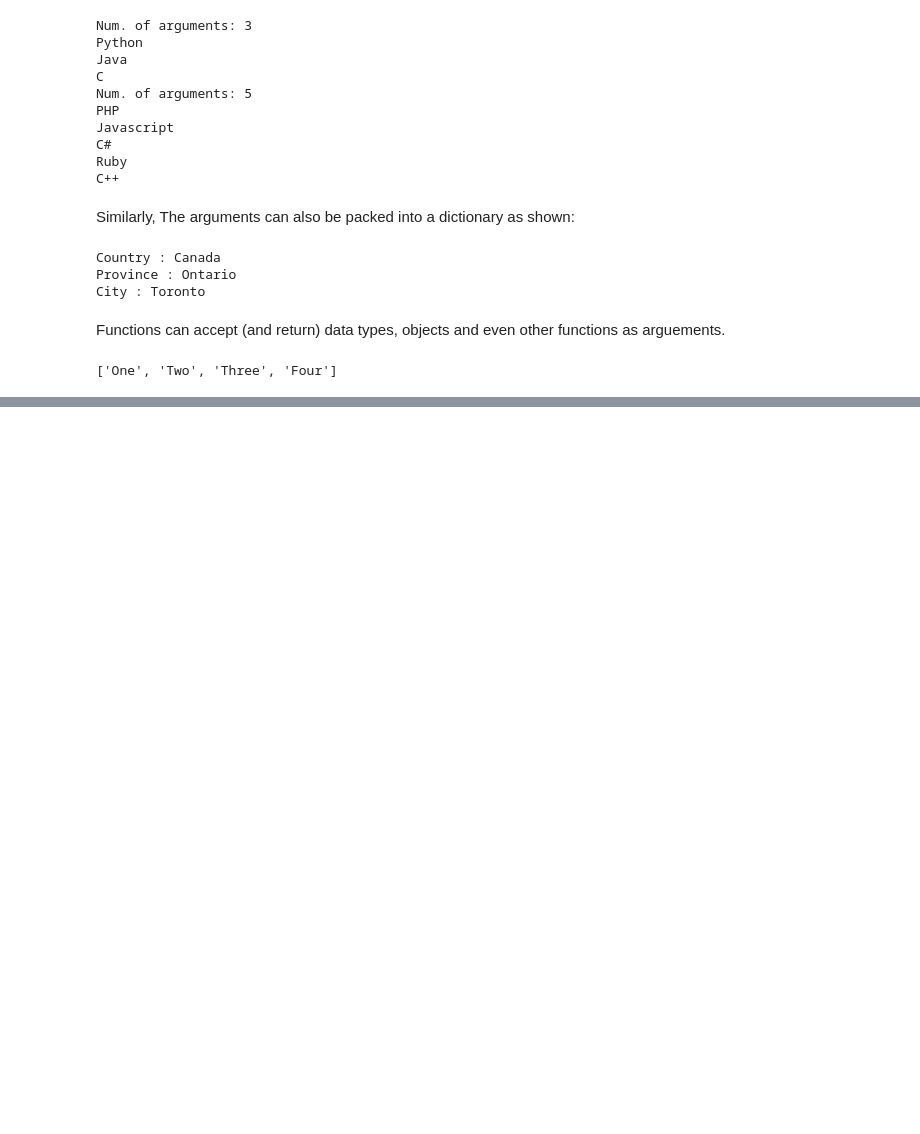
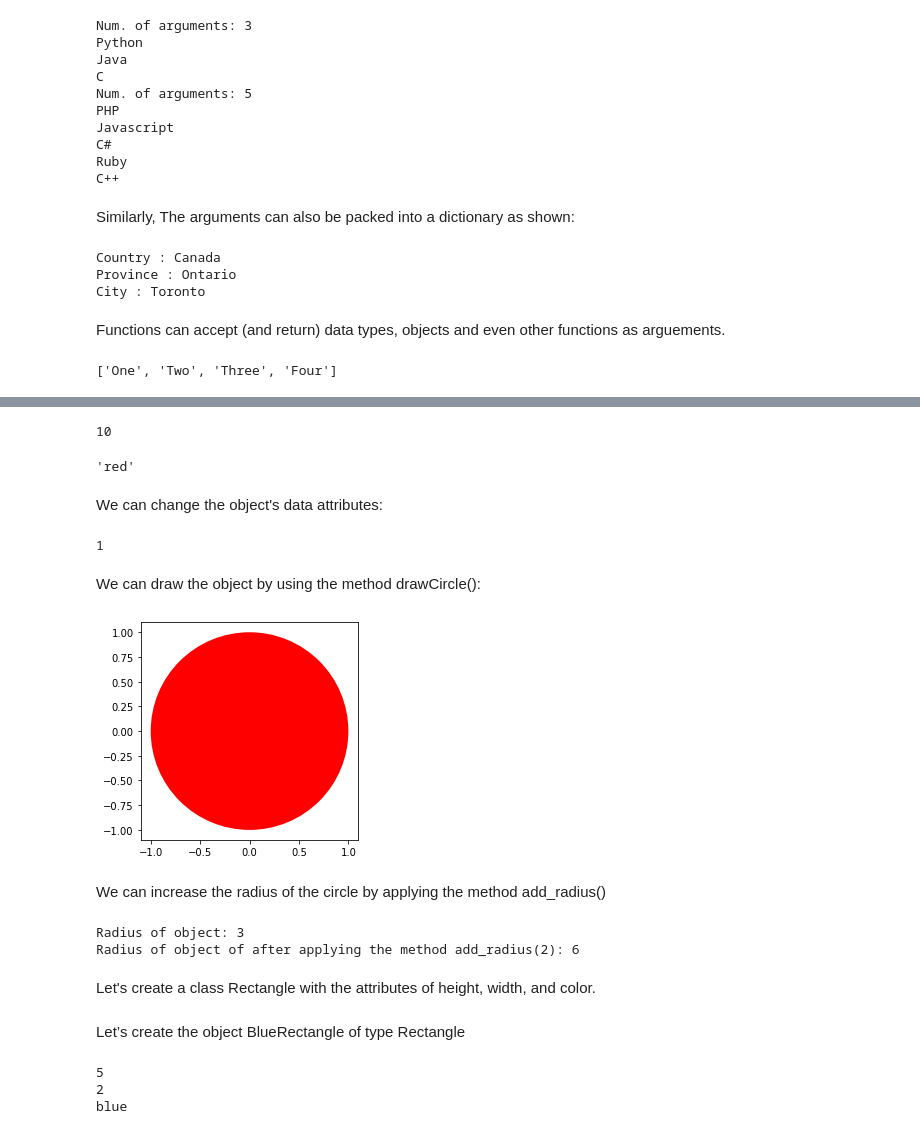
Before and after one commit to PosgradoMNA/actividades-de-aprendizaje-ivnlee, a Jupyter notebook: Semana1_Python_Modulos1-3.ipynb, the cells around one changed output, grey strips where cells are left out. Cells and saved outputs as stored; diff of their text form; code cells hidden in the pictures; blank space fills up the shorter version.

```diff
--- a/Semana1_Python_Modulos1-3.ipynb
+++ b/Semana1_Python_Modulos1-3.ipynb
@@ -964,0 +984,20 @@ myList
+# %%
+# Create the class Circle with attributes: radius and color
+
+class Circle(object):
+
+    #constructor
+    def __init__(self, radius=3, color="blue"):
+        self.radius = radius
+        self.color = color
+
+#Method
+    def add_radius(self, r):
+        self.radius = self.radius + r
+        return(self.radius)
+
+#This Method will plot the circle
+    def drawCircle(self):
+        plt.gca().add_patch(plt.Circle((0, 0), radius=self.radius, fc=self.color))
+        plt.axis('scaled')
+        plt.show()
@@ -964,0 +1006,4 @@ myList
+# %%
+# Create an object RedCircle with radius 10
+
+RedCircle = Circle(10, "red")
@@ -964,0 +1032,38 @@ myList
+# %%
+# Print the object attribute radius
+
+RedCircle.radius
+# %% [output]
+10
+# %%
+# Print the object attribute color
+
+RedCircle.color
+# %% [output]
+'red'
+# %% [markdown]
+We can change the object's data attributes:
+# %%
+RedCircle.radius = 1
+RedCircle.radius
+# %% [output]
+1
+# %% [markdown]
+We can draw the object by using the method drawCircle():
+# %%
+# Call the method drawCircle:
+
+RedCircle.drawCircle()
+# %% [output]
+[figure, added]
+# %% [markdown]
+We can increase the radius of the circle by applying the method add_radius()
+# %%
+print('Radius of object:',RedCircle.radius)
+RedCircle.add_radius(3)
+print('Radius of object of after applying the method add_radius(3):',RedCircle.radius)
+# %% [output]
+Radius of object: 3
+Radius of object of after applying the method add_radius(2): 6
+# %% [markdown]
+Let's create a class Rectangle with the attributes of height, width, and color.
@@ -964,0 +1085,2 @@ myList
+# %% [markdown]
+Let’s create the object BlueRectangle of type Rectangle
@@ -964,0 +1090,9 @@ myList
+# %%
+# Print the object attributes width, height and color
+print(BlueRectangle.width)
+print(BlueRectangle.height)
+print(BlueRectangle.color)
+# %% [output]
+5
+2
+blue
```
Also changed, not shown: parts of 8 cells of this notebook.
